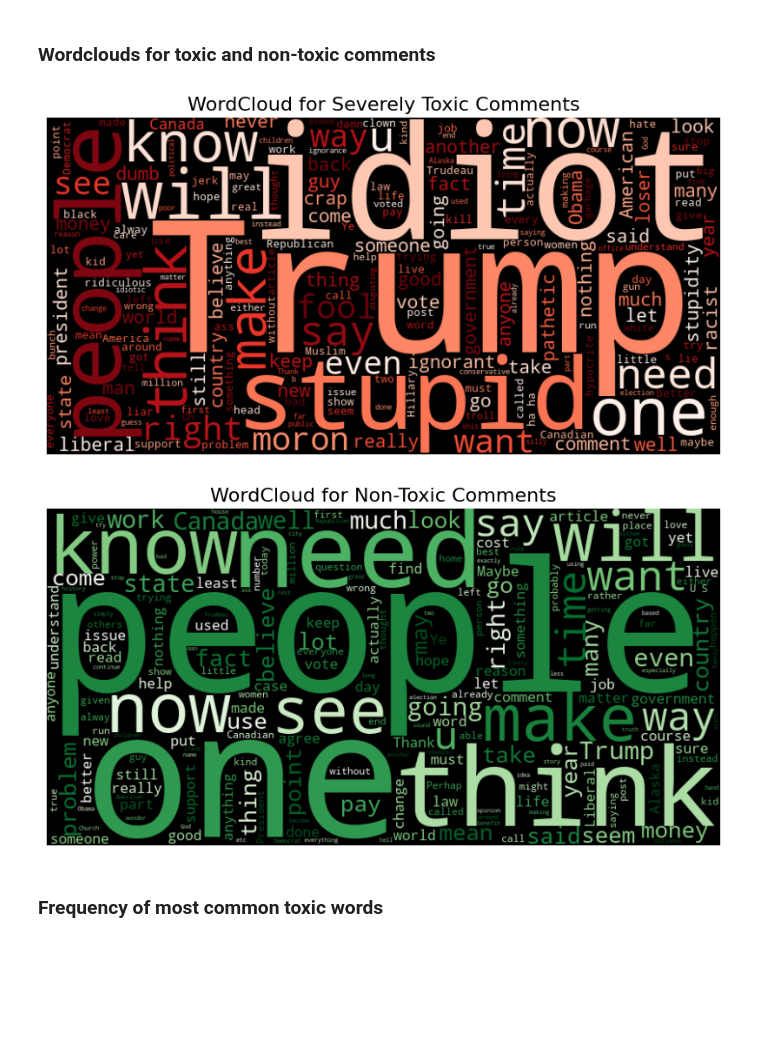
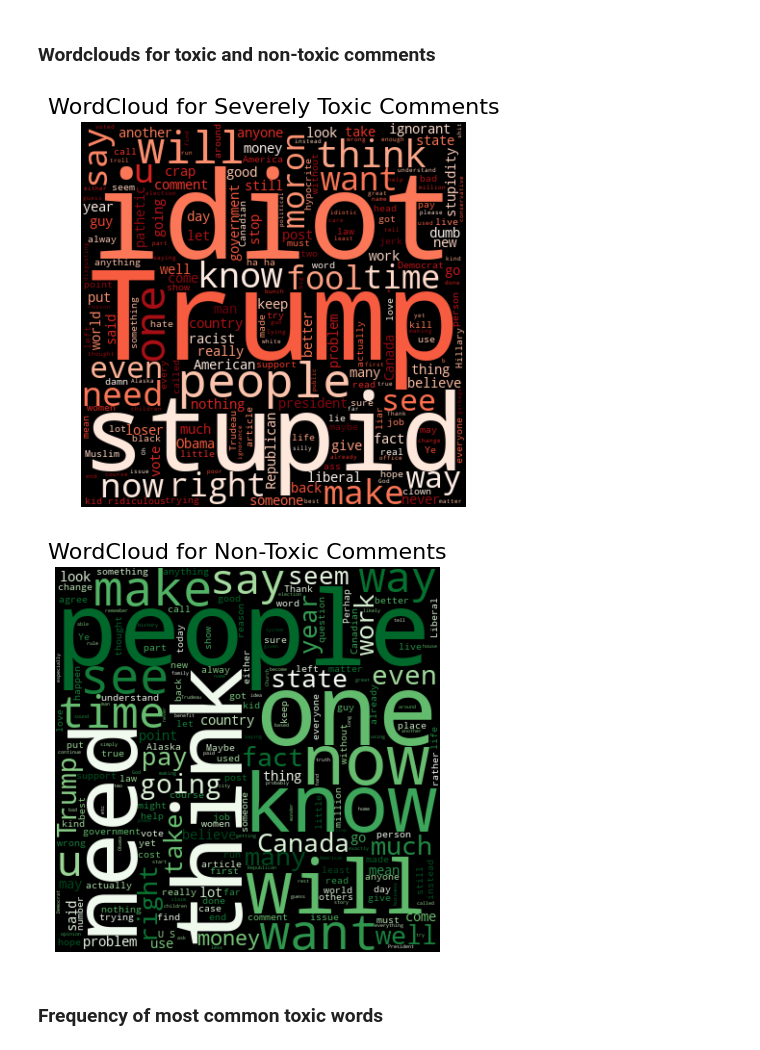
Before and after one commit to shravan-d/Unintended-Bias-in-Toxicity-Classification, a Jupyter notebook: playground/EDA.ipynb, the cells around one changed output. Cells and saved outputs as stored; diff of their text form; code cells hidden in the pictures; blank space fills up the shorter version.

```diff
--- a/playground/EDA.ipynb
+++ b/playground/EDA.ipynb
@@ -163,14 +163,14 @@ plt.show()
 # %%
 # Filter for severely toxic comments
 severe_toxic_comments = ' '.join(df[df['target'] > 0.8]['comment_text'].fillna(''))
-wordcloud = WordCloud(width=800, height=400, background_color='black', colormap='Reds').generate(severe_toxic_comments)
+wordcloud = WordCloud(width=400, height=400, background_color='black', colormap='Reds').generate(severe_toxic_comments)
 # %%
-plt.figure(figsize=(10, 6))
+plt.figure(figsize=(5, 5))
 plt.imshow(wordcloud, interpolation='bilinear')
 plt.axis('off')
 plt.title("WordCloud for Severely Toxic Comments", fontsize=16)
 plt.show()
 # %% [output]
-[figure, old version]
+[figure, new version]
 # %%
 non_toxic_comments = ' '.join(df[df['target'] < 0.2]['comment_text'].fillna(''))
@@ -178,11 +178,11 @@ wordcloud = WordCloud(width=800, height=400, background_color='black', colormap=
 # %%
-plt.figure(figsize=(10, 6))
+plt.figure(figsize=(5, 5))
 plt.imshow(wordcloud, interpolation='bilinear')
 plt.axis('off')
 plt.title("WordCloud for Non-Toxic Comments", fontsize=16)
 plt.show()
 # %% [output]
-[figure, old version]
+[figure, new version]
 # %% [markdown]
 ### Frequency of most common toxic words
 # %%
```
Also changed, not shown: parts of 1 cell of this notebook, 3 other files.
